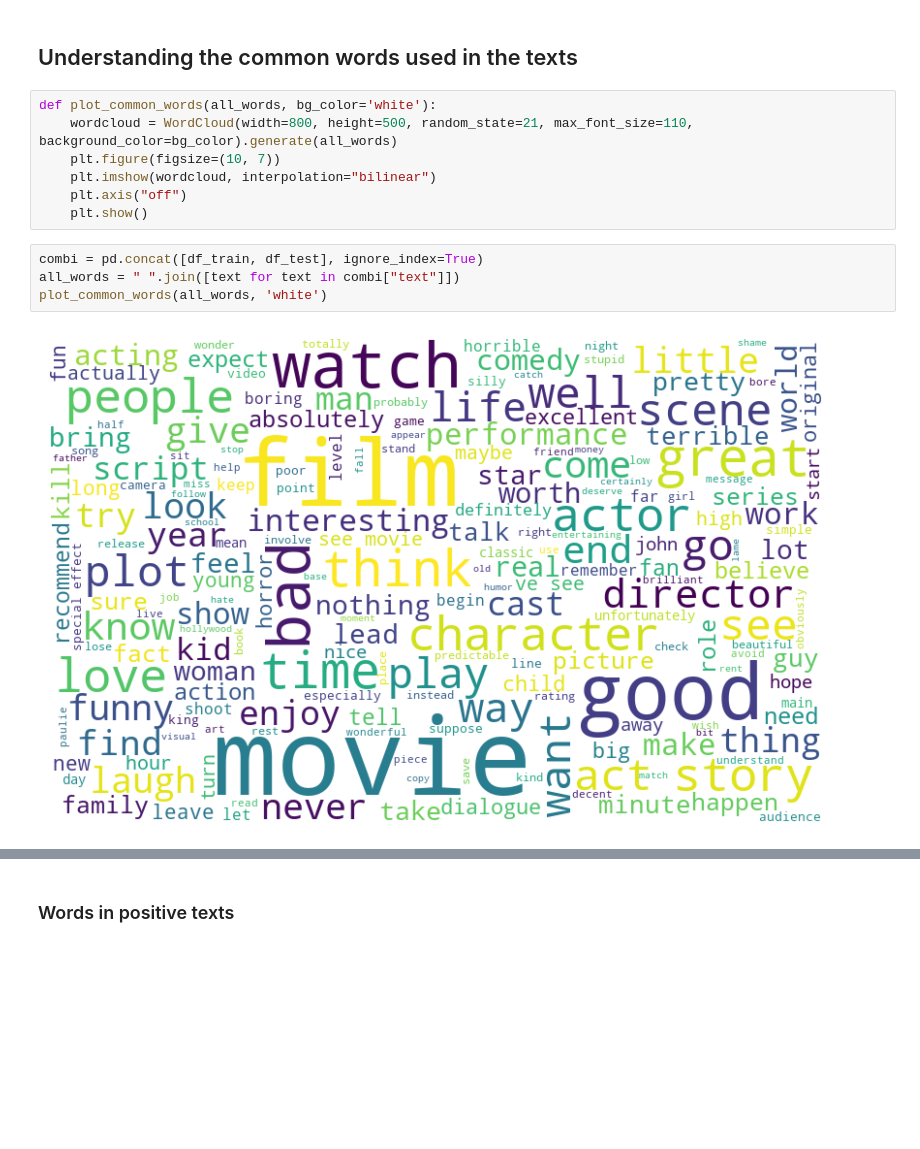
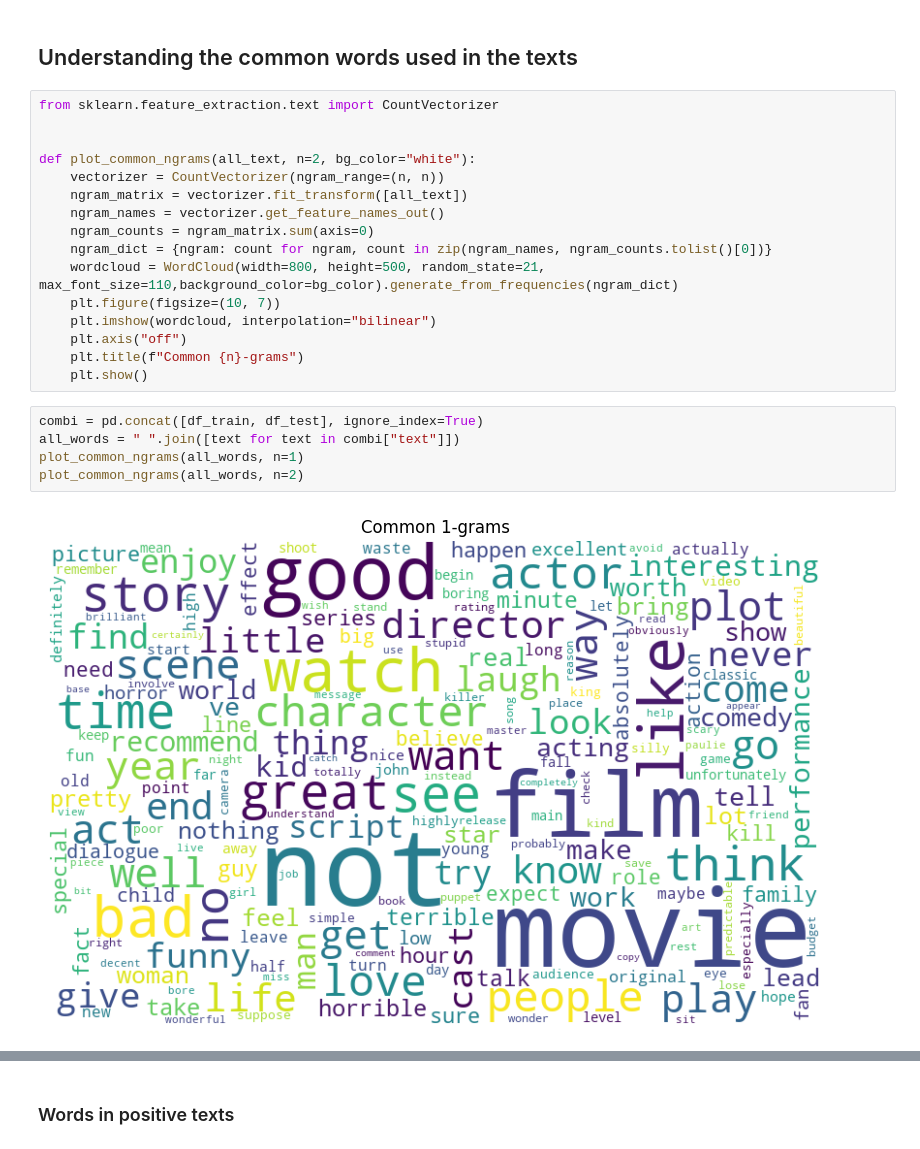
Before and after one commit to SoheilHajianManesh/Data-Sciense-Course-Projects, a Jupyter notebook: CA7/template.ipynb, the cells around one changed output, grey strips where cells are left out. Saved outputs shown, nothing was run; the diff lists cells and outputs as text; blank space fills up the shorter version.

```diff
--- a/CA7/template.ipynb
+++ b/CA7/template.ipynb
@@ -142,15 +141,25 @@ df_unlabeled = preprocess_dataframe(df_unlabeled)
 # %% [markdown]
 ## Understanding the common words used in the texts
 # %%
-def plot_common_words(all_words, bg_color='white'):
-    wordcloud = WordCloud(width=800, height=500, random_state=21, max_font_size=110, background_color=bg_color).generate(all_words)
+from sklearn.feature_extraction.text import CountVectorizer
+
+
+def plot_common_ngrams(all_text, n=2, bg_color="white"):
+    vectorizer = CountVectorizer(ngram_range=(n, n))
+    ngram_matrix = vectorizer.fit_transform([all_text])
+    ngram_names = vectorizer.get_feature_names_out()
+    ngram_counts = ngram_matrix.sum(axis=0)
+    ngram_dict = {ngram: count for ngram, count in zip(ngram_names, ngram_counts.tolist()[0])}
+    wordcloud = WordCloud(width=800, height=500, random_state=21, max_font_size=110,background_color=bg_color).generate_from_frequencies(ngram_dict)
     plt.figure(figsize=(10, 7))
     plt.imshow(wordcloud, interpolation="bilinear")
     plt.axis("off")
+    plt.title(f"Common {n}-grams")
     plt.show()
 # %%
 combi = pd.concat([df_train, df_test], ignore_index=True)
 all_words = " ".join([text for text in combi["text"]])
-plot_common_words(all_words, 'white')
+plot_common_ngrams(all_words, n=1)
+plot_common_ngrams(all_words, n=2)
 # %% [output]
-[figure, old version]
+[figure, new version]
```
Also changed, not shown: parts of 13 cells of this notebook.
